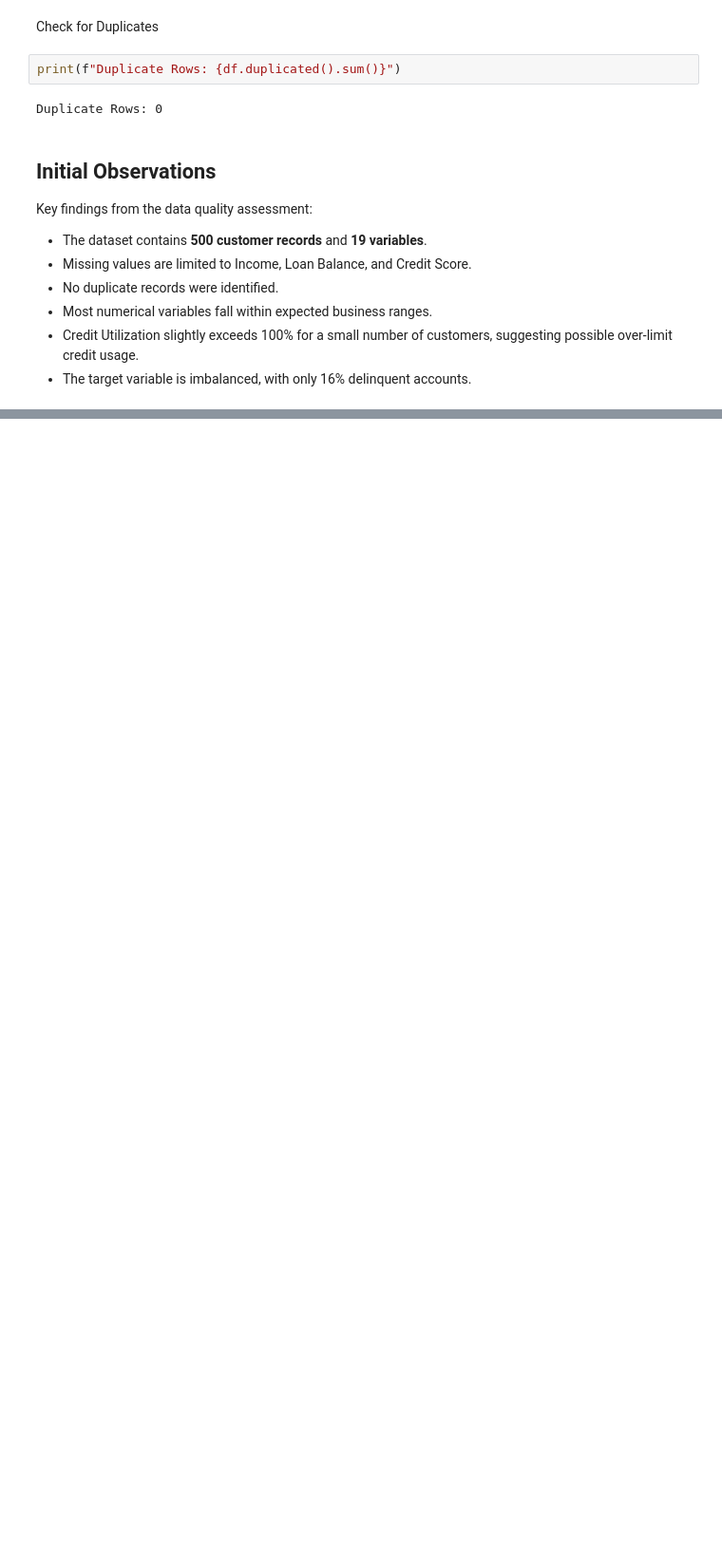
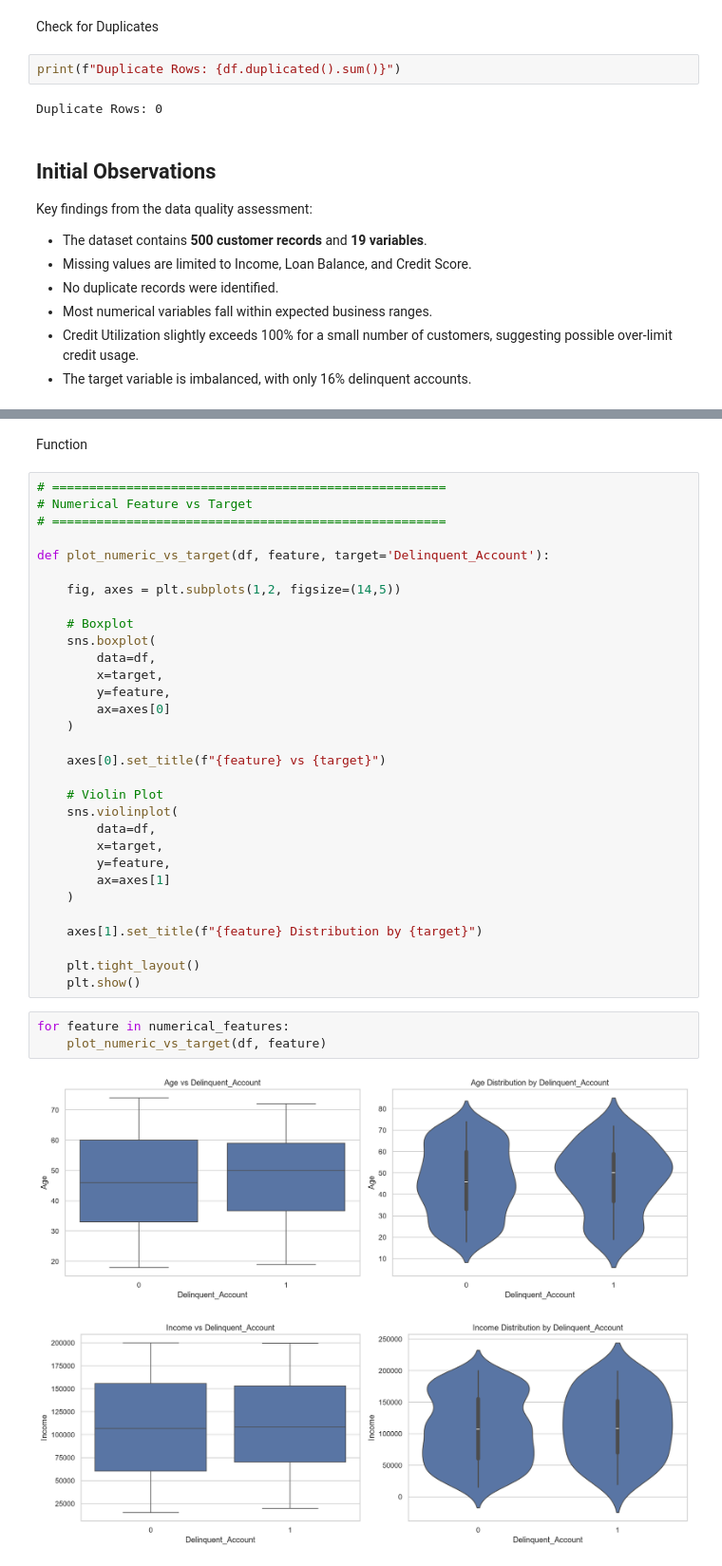
Before and after one commit to SakshiRaut004/Geldium-Credit-Delinquency-Risk-Analysis, a Jupyter notebook: notebooks/01_data_understanding.ipynb, the cells around one changed output, grey strips where cells are left out. Shown at 95% size. Drawn from its saved outputs; the diff is of its cells as text; blank space fills up the shorter version.

```diff
--- a/notebooks/01_data_understanding.ipynb
+++ b/notebooks/01_data_understanding.ipynb
@@ -202,0 +471,39 @@ Key findings from the data quality assessment:
+# %% [markdown]
+Function
+# %%
+# =====================================================
+# Numerical Feature vs Target
+# =====================================================
+
+def plot_numeric_vs_target(df, feature, target='Delinquent_Account'):
+
+    fig, axes = plt.subplots(1,2, figsize=(14,5))
+
+    # Boxplot
+    sns.boxplot(
+        data=df,
+        x=target,
+        y=feature,
+        ax=axes[0]
+    )
+
+    axes[0].set_title(f"{feature} vs {target}")
+
+    # Violin Plot
+    sns.violinplot(
+        data=df,
+        x=target,
+        y=feature,
+        ax=axes[1]
+    )
+
+    axes[1].set_title(f"{feature} Distribution by {target}")
+
+    plt.tight_layout()
+    plt.show()
+# %%
+for feature in numerical_features:
+    plot_numeric_vs_target(df, feature)
+# %% [output]
+[figure, added]
+[figure, added]
```
Also changed, not shown: parts of 66 cells of this notebook, 2 other files.
